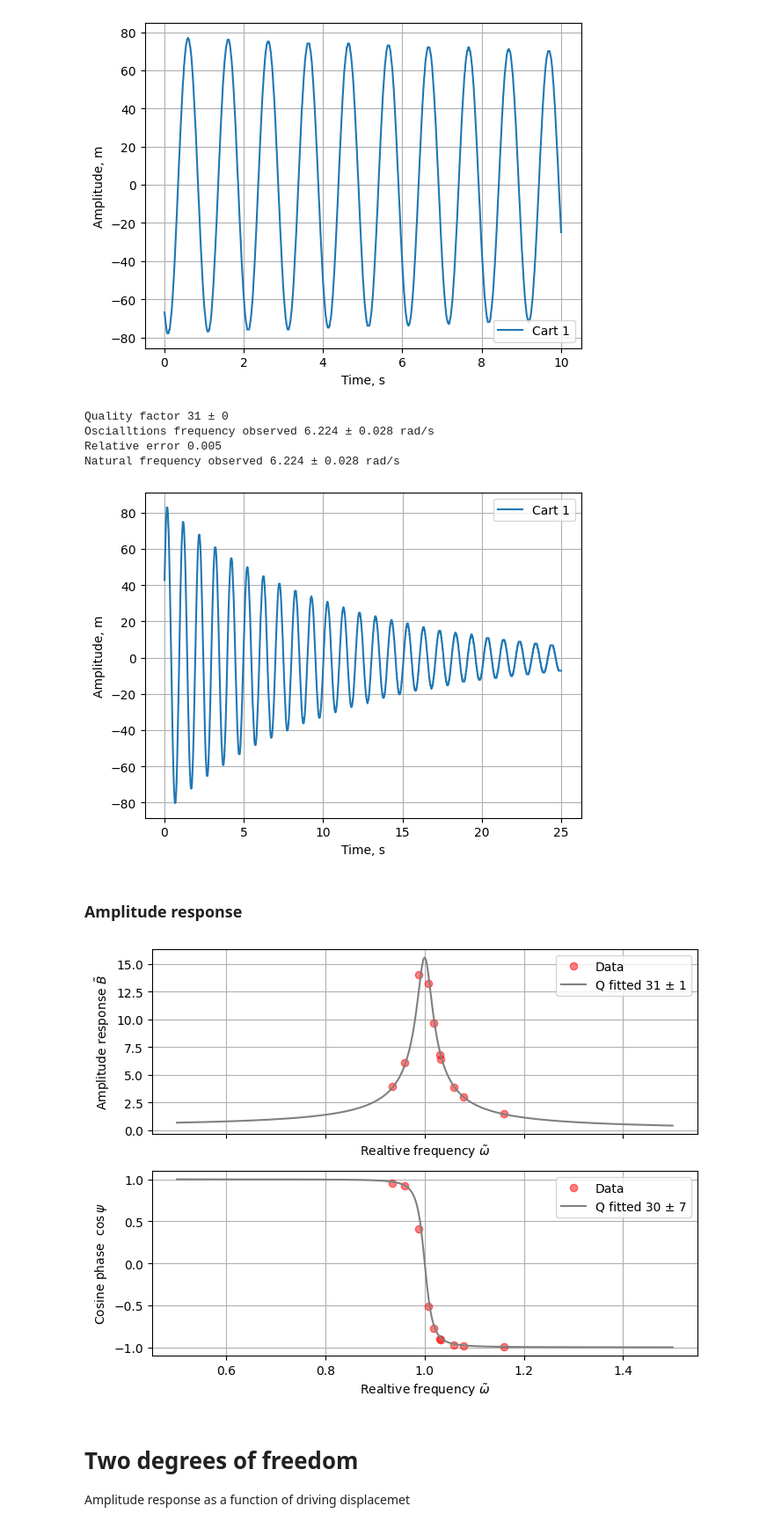
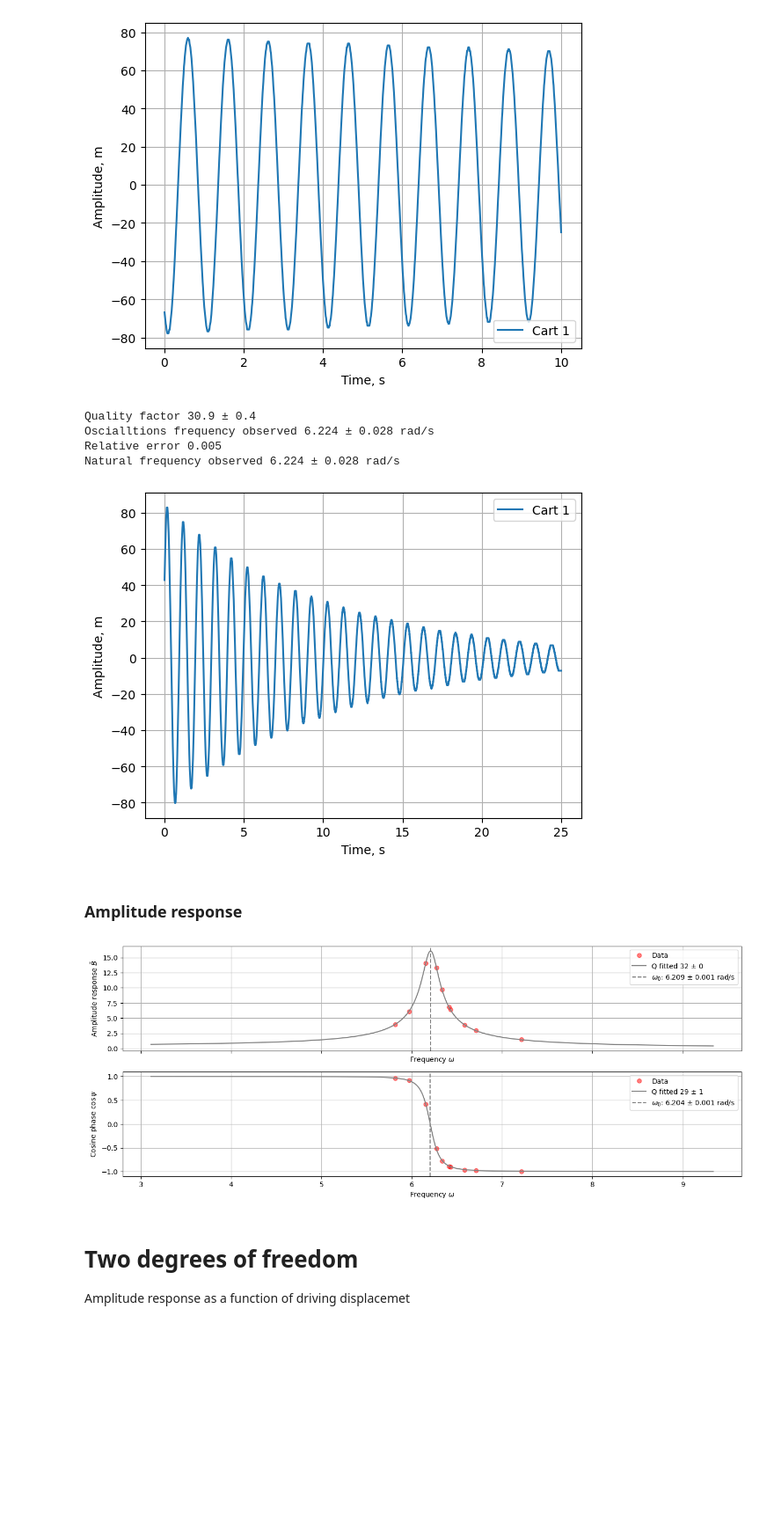
Before and after one commit to tphlabs/data, a Jupyter notebook: Lab3_CO/2026.03/Lab3_Oscillator_Experiment.ipynb, the cells around one changed output. Shown at 88% size. Drawn from its saved outputs; the diff is of its cells as text; code cells hidden in the pictures; blank space fills up the shorter version.

```diff
--- a/Lab3_CO/2026.03/Lab3_Oscillator_Experiment.ipynb
+++ b/Lab3_CO/2026.03/Lab3_Oscillator_Experiment.ipynb
@@ -166,7 +166,7 @@ Frequency observed 6.221 ± 0.000 rad/s
 filename = URL('free2.txt')
 t, x = get_signal(filename, show=True)
 Q, Q_err = get_quality(t, x)
-print(f'Quality factor {Q:.0f} ± {Q_err:.0f}')
+print(f'Quality factor {Q:.1f} ± {Q_err:.1f}')
 omega1, omega1_err = get_frequency(t, x)
 print(f'Oscialltions frequency observed {omega1:.3f} ± {omega1_err:.3f} rad/s')
 relative_error = omega1_err / omega1
@@ -175,7 +175,7 @@ omega0 = omega1 * np.sqrt(1 + 1 / 4 / Q**2)
 omega0_err = omega0 * relative_error
 print(f'Natural frequency observed {omega0:.3f} ± {omega0_err:.3f} rad/s')
 # %% [output]
-Quality factor 31 ± 0
+Quality factor 30.9 ± 0.4
 Oscialltions frequency observed 6.224 ± 0.028 rad/s
 Relative error 0.005
 Natural frequency observed 6.224 ± 0.028 rad/s
@@ -183,23 +183,25 @@ Natural frequency observed 6.224 ± 0.028 rad/s
 # %% [markdown]
 ### Amplitude response
 # %%
-def amplitude_response(omega, Q):
-  a = (1 - omega**2)
-  b = omega / Q
+def amplitude_response(w, omega0, Q):
+  wrel = w / omega0
+  a = (1 - wrel**2)
+  b = wrel / Q
   c = np.sqrt(a**2 + b**2)
   amplitude = k1 / (k1 + k2) / c
   return amplitude
 
-def phase_response(omega, Q):
-  a = (1 - omega**2)
-  b = omega / Q
+def phase_response(w, omega0, Q):
+  wrel = w / omega0
+  a = (1 - wrel**2)
+  b = wrel / Q
   c = np.sqrt(a**2 + b**2)
   cosphase = a / c
   return cosphase
 
 
 
-fig, ax = plt.subplots(2, 1, figsize=(8, 6), sharex=True)
+fig, ax = plt.subplots(2, 1, figsize=(16, 6), sharex=True)
 
 names = [1, 2, 3, 4, 5, 6, 7, 8, 9, 10]
 fw = np.array([])
@@ -213,55 +215,58 @@ for name in names:
   xaa = xa @ xa
   xab = xa @ xb
   xbb = xb @ xb
   cosine = xab / np.sqrt(xaa * xbb)
   amp = np.sqrt( xbb / xaa)
   phases = np.append(phases, cosine)
   amps = np.append(amps, amp)
 
 
-fw = fw / omega0 # normalizing
 idx = np.argsort(fw) # sorting
 ax[0].plot(fw[idx], amps[idx],  alpha=0.5, linestyle=' ', marker='o', c='red', label='Data')
 ax[0].grid()
-ax[0].set_xlabel(r'Realtive frequency $\tilde\omega$')
+ax[0].set_xlabel(r'Frequency $\omega$')
 ax[0].set_ylabel(r'Amplitude response $\tilde B$')
 
-parameters, errs = curve_fit(amplitude_response, fw, amps)
 
-Qfit = parameters[0]
-Qfit_err = errs[0][0]
+# Corrected curve_fit call for amplitude_response
+# Use 'amps' as ydata, and provide initial guesses for omega0 and Q
+parameters, pcov = curve_fit(amplitude_response, fw, amps, p0=(omega0, Q))
+
+errs = np.sqrt(np.diag(pcov))
+
+w0fit, Qfit = parameters
+w0fit_err, Qfit_err = errs
 
 
 # theory
-freqs =np.linspace(0.5, 1.5, 1000)
-ax[0].plot(freqs, amplitude_response(freqs, Qfit),  color='gray', label=f'Q fitted {Qfit:.0f} ± {Qfit_err:.0f}')
+freqs = np.linspace(0.5, 1.5, 1000) * omega0
+ax[0].plot(freqs, amplitude_response(freqs, w0fit, Qfit),  color='gray', \
+            label=f'Q fitted {Qfit:.0f} ± {Qfit_err:.0f}')
+ax[0].axvline(w0fit, color='gray', ls='--', label=r'$\omega_0$: '+f'{w0fit:.3f} ± {w0fit_err:.3f} rad/s')
 ax[0].legend();
 
 
 ax[1].plot(fw[idx], phases[idx],  alpha=0.5, linestyle=' ', marker='o', c='red', label='Data')
 ax[1].grid()
-ax[1].set_xlabel(r'Realtive frequency $\tilde\omega$')
-ax[1].set_ylabel(r'Cosine phase  $\cos\psi$')
+ax[1].set_xlabel(r'Frequency $\omega$')
+ax[1].set_ylabel(r'Cosine phase $\cos\psi$')
 
-parameters, errs = curve_fit(phase_response, fw, phases)
+# Corrected curve_fit call for phase_response
+# Use 'phases' as ydata, and provide initial guesses for omega0 and Q
+parameters, pcov = curve_fit(phase_response, fw, phases, p0=(omega0, Q))
 
-Qfit = parameters[0]
-Qfit_err = errs[0][0]
+errs = np.sqrt(np.diag(pcov))
+w0fit, Qfit = parameters
+w0fit_err, Qfit_err = errs
 
+ax[1].plot(freqs, phase_response(freqs, w0fit, Qfit),  color='gray', \
+          label=f'Q fitted {Qfit:.0f} ± {Qfit_err:.0f}')
 
-ax[1].plot(freqs, phase_response(freqs, Qfit),  color='gray', label=f'Q fitted {Qfit:.0f} ± {Qfit_err:.0f}')
-
-#plt.plot(freq_theor, 0.1, color='gray', marker="v")
-#plt.annotate(f'{freq_theor:.2f}', xy=(freq_theor, 0.3),  color='gray', ha='center')
-
-#plt.legend()
-#plt.ylim(0, np.max(c)*1.1)
-#plt.yticks(np.arange(0, np.max(c)*1.1))
-#plt.xlim(0, 1.75 )
+ax[1].axvline(w0fit, color='gray', ls='--', label=r'$\omega_0$: '+f'{w0fit:.3f} ± {w0fit_err:.3f} rad/s')
 
 ax[1].legend();
 # %% [output]
-[figure, old version]
+[figure, new version]
 # %% [markdown]
 # Two degrees of freedom
 
```
Also changed, not shown: parts of 5 cells of this notebook.
